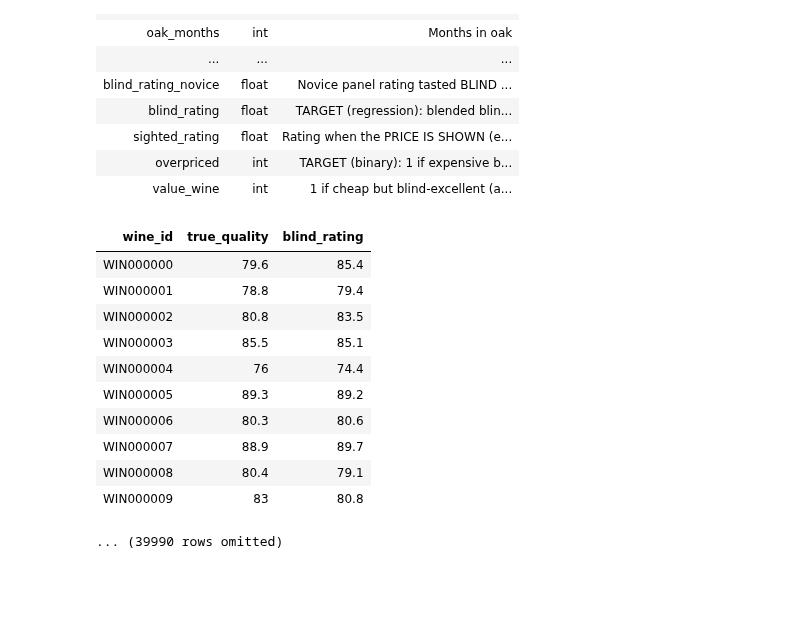
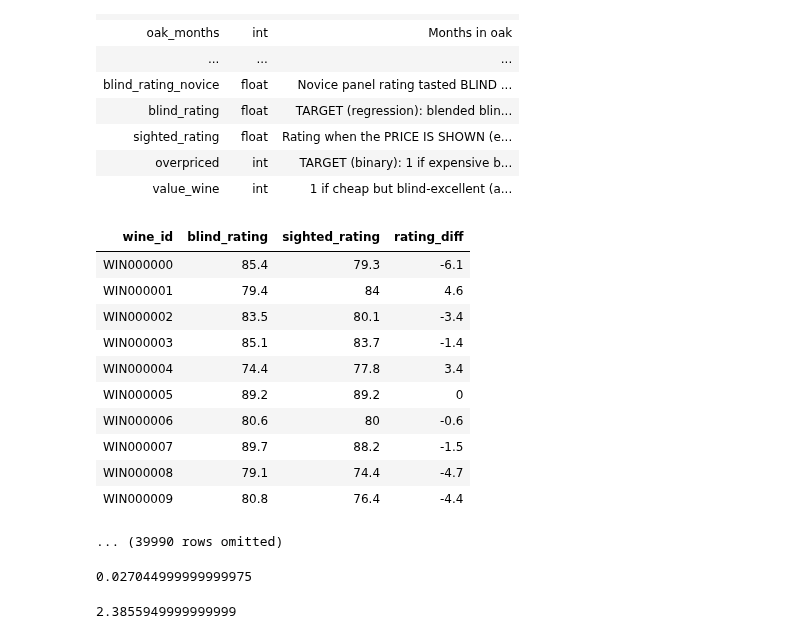
Before and after one commit to jrwhe01/wine_tastevsquailty_data, a Jupyter notebook: wineanalysis.ipynb, the cells around one changed output. Saved outputs shown, nothing was run; the diff lists cells and outputs as text; code cells hidden in the pictures; blank space fills up the shorter version.

Commit message:
Q1 Part1

```diff
--- a/wineanalysis.ipynb
+++ b/wineanalysis.ipynb
@@ -42,19 +41,29 @@ datadic.show()
 | overpriced | int | TARGET (binary): 1 if expensive b... |
 | value_wine | int | 1 if cheap but blind-excellent (a... |
 # %%
+#Question 1: How much does a wine's rating change when its price is revealed?
+#Part 1: Average change
+Q1 = winedata.select('wine_id','blind_rating', 'sighted_rating')
+diff = Q1.apply(np.subtract, 'sighted_rating', 'blind_rating')
 
-Q1_table = winedata.select('wine_id','true_quality', 'blind_rating')
-Q1_table
+Q1 = Q1.with_column('rating_diff', diff)
+Q1 #This table shows the difference between the sighted and blind ratings
 # %% [output]
-| wine_id | true_quality | blind_rating |
-| WIN000000 | 79.6 | 85.4 |
-| WIN000001 | 78.8 | 79.4 |
-| WIN000002 | 80.8 | 83.5 |
-| WIN000003 | 85.5 | 85.1 |
-| WIN000004 | 76 | 74.4 |
-| WIN000005 | 89.3 | 89.2 |
-| WIN000006 | 80.3 | 80.6 |
-| WIN000007 | 88.9 | 89.7 |
-| WIN000008 | 80.4 | 79.1 |
-| WIN000009 | 83 | 80.8 |
+| wine_id | blind_rating | sighted_rating | rating_diff |
+| WIN000000 | 85.4 | 79.3 | -6.1 |
+| WIN000001 | 79.4 | 84 | 4.6 |
+| WIN000002 | 83.5 | 80.1 | -3.4 |
+| WIN000003 | 85.1 | 83.7 | -1.4 |
+| WIN000004 | 74.4 | 77.8 | 3.4 |
+| WIN000005 | 89.2 | 89.2 | 0 |
+| WIN000006 | 80.6 | 80 | -0.6 |
+| WIN000007 | 89.7 | 88.2 | -1.5 |
+| WIN000008 | 79.1 | 74.4 | -4.7 |
+| WIN000009 | 80.8 | 76.4 | -4.4 |
 ... (39990 rows omitted)
+# %%
+#What is the signed average difference?
+signed_avg_diff = np.average(Q1.column('rating_diff'))
+signed_avg_diff
+# %% [output]
+0.027044999999999975
@@ -60,0 +72,6 @@ Q1_table
+# %%
+abs_array = np.abs(Q1.column('rating_diff'))
+abs_avg_diff = np.average(abs_array)
+abs_avg_diff
+# %% [output]
+2.3855949999999999
```
Also changed, not shown: parts of 8 cells of this notebook.
